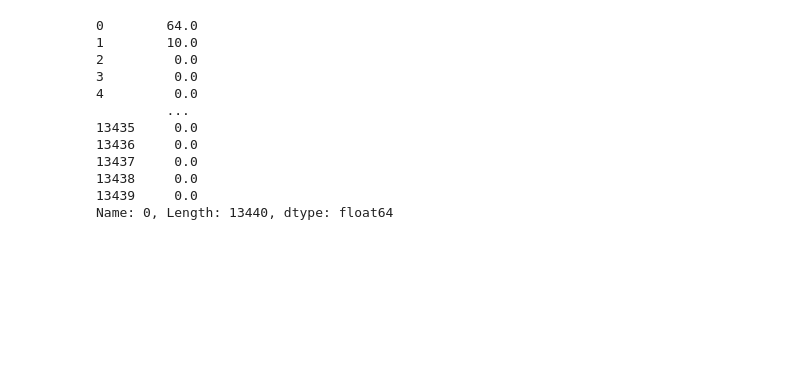
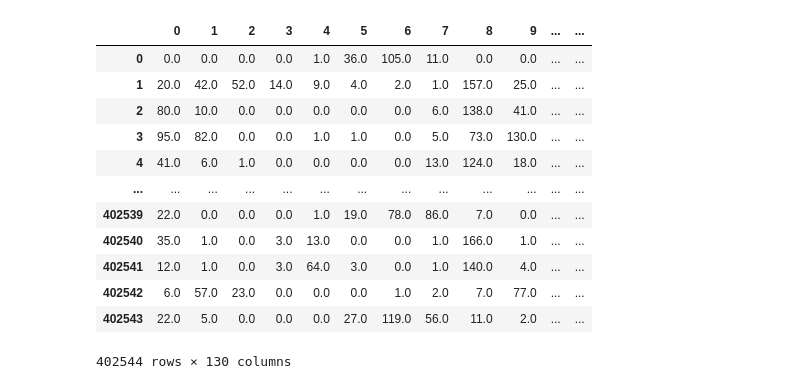
Before and after one commit to pabloyzm/LabInt, a Jupyter notebook: sift.ipynb, the cells around one changed output. Cells and saved outputs as stored; diff of their text form; code cells hidden in the pictures; blank space fills up the shorter version.

```diff
--- a/sift.ipynb
+++ b/sift.ipynb
@@ -13,18 +13,20 @@ for_quatinzation = pd.read_csv('data/GPR1200/images_descriptors_quant.csv')
 # %%
 #preprocess
 for_kmeans = for_kmeans.fillna(0)
 for_quatinzation = for_quatinzation.fillna(0)
+for_kmeans
 # %% [output]
+|  | 0 | 1 | 2 | 3 | 4 | 5 | 6 | 7 | 8 | 9 | ... | ... |
+| 0 | 0.0 | 0.0 | 0.0 | 0.0 | 1.0 | 36.0 | 105.0 | 11.0 | 0.0 | 0.0 | ... | ... |
+| 1 | 20.0 | 42.0 | 52.0 | 14.0 | 9.0 | 4.0 | 2.0 | 1.0 | 157.0 | 25.0 | ... | ... |
+| 2 | 80.0 | 10.0 | 0.0 | 0.0 | 0.0 | 0.0 | 0.0 | 6.0 | 138.0 | 41.0 | ... | ... |
+| 3 | 95.0 | 82.0 | 0.0 | 0.0 | 1.0 | 1.0 | 0.0 | 5.0 | 73.0 | 130.0 | ... | ... |
+| 4 | 41.0 | 6.0 | 1.0 | 0.0 | 0.0 | 0.0 | 0.0 | 13.0 | 124.0 | 18.0 | ... | ... |
+| ... | ... | ... | ... | ... | ... | ... | ... | ... | ... | ... | ... | ... |
+| 402539 | 22.0 | 0.0 | 0.0 | 0.0 | 1.0 | 19.0 | 78.0 | 86.0 | 7.0 | 0.0 | ... | ... |
+| 402540 | 35.0 | 1.0 | 0.0 | 3.0 | 13.0 | 0.0 | 0.0 | 1.0 | 166.0 | 1.0 | ... | ... |
+| 402541 | 12.0 | 1.0 | 0.0 | 3.0 | 64.0 | 3.0 | 0.0 | 1.0 | 140.0 | 4.0 | ... | ... |
+| 402542 | 6.0 | 57.0 | 23.0 | 0.0 | 0.0 | 0.0 | 1.0 | 2.0 | 7.0 | 77.0 | ... | ... |
+| 402543 | 22.0 | 5.0 | 0.0 | 0.0 | 0.0 | 27.0 | 119.0 | 56.0 | 11.0 | 2.0 | ... | ... |
-0        64.0
-1        10.0
-2         0.0
-3         0.0
-4         0.0
-         ...
-13435     0.0
-13436     0.0
-13437     0.0
-13438     0.0
-13439     0.0
-Name: 0, Length: 13440, dtype: float64
+402544 rows × 130 columns
 # %%
```
Also changed, not shown: parts of 10 cells of this notebook, 3 other files.
